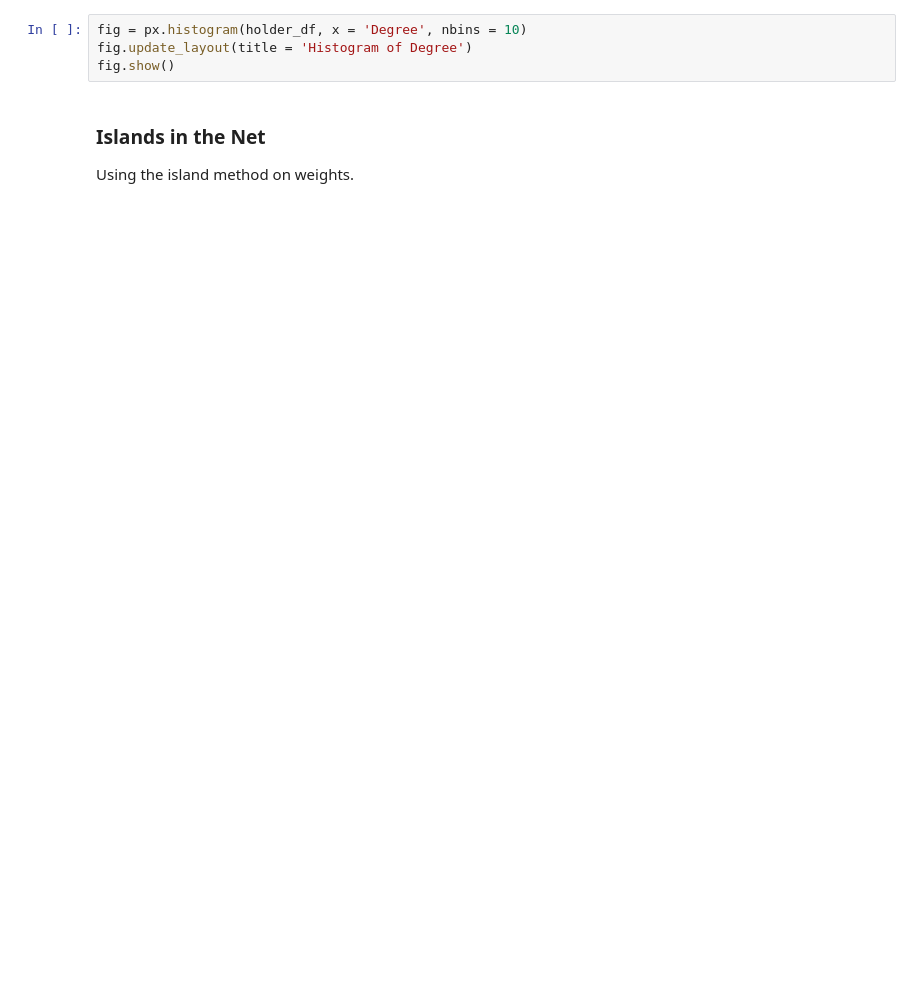
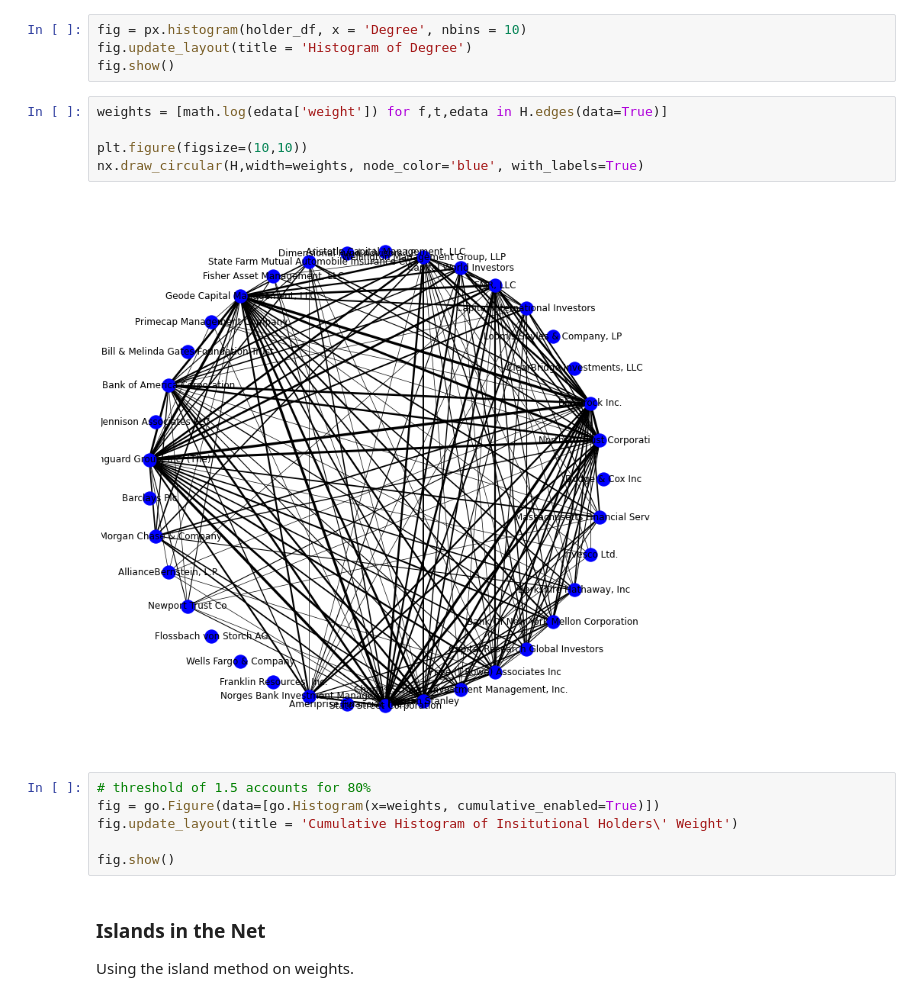
Before and after one commit to dcorrea614/Web_Analytics, a Jupyter notebook: DC-Project2.ipynb, the cells around one changed output. Cells and saved outputs as stored; diff of their text form; blank space fills up the shorter version.

```diff
--- a/DC-Project2.ipynb
+++ b/DC-Project2.ipynb
@@ -193,6 +193,19 @@ Dimensional Fund Advisors LP       9
 fig = px.histogram(holder_df, x = 'Degree', nbins = 10)
 fig.update_layout(title = 'Histogram of Degree')
 fig.show()
+# %%
+weights = [math.log(edata['weight']) for f,t,edata in H.edges(data=True)]
+
+plt.figure(figsize=(10,10))
+nx.draw_circular(H,width=weights, node_color='blue', with_labels=True)
+# %% [output]
+[figure, added]
+# %%
+# threshold of 1.5 accounts for 80%
+fig = go.Figure(data=[go.Histogram(x=weights, cumulative_enabled=True)])
+fig.update_layout(title = 'Cumulative Histogram of Insitutional Holders\' Weight')
+
+fig.show()
 # %% [markdown]
 ### Islands in the Net
 
```
Also changed, not shown: parts of 11 cells of this notebook.
